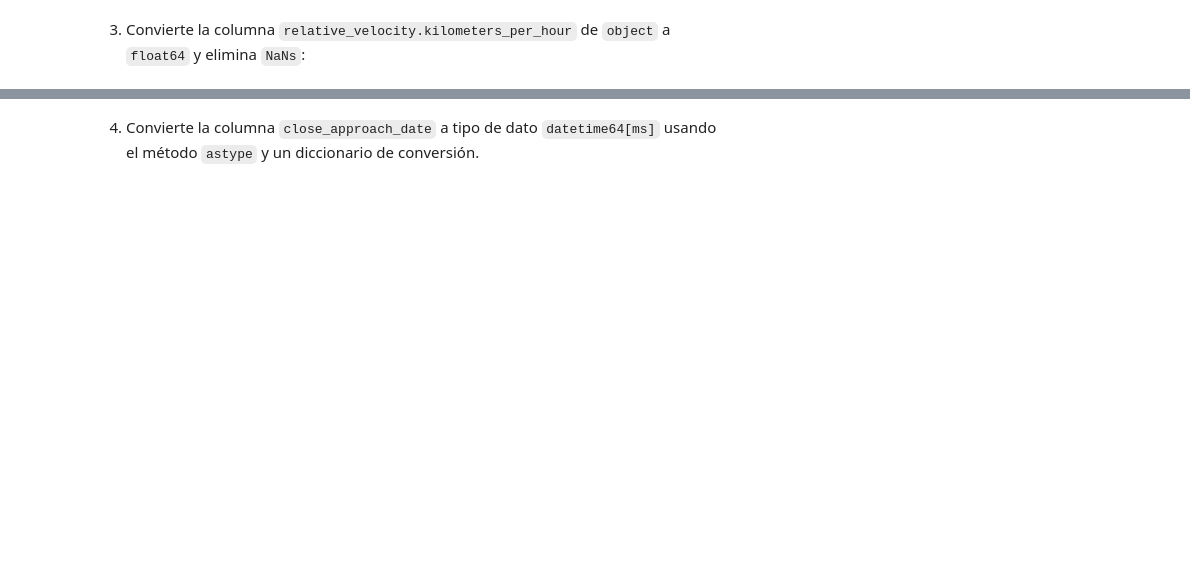
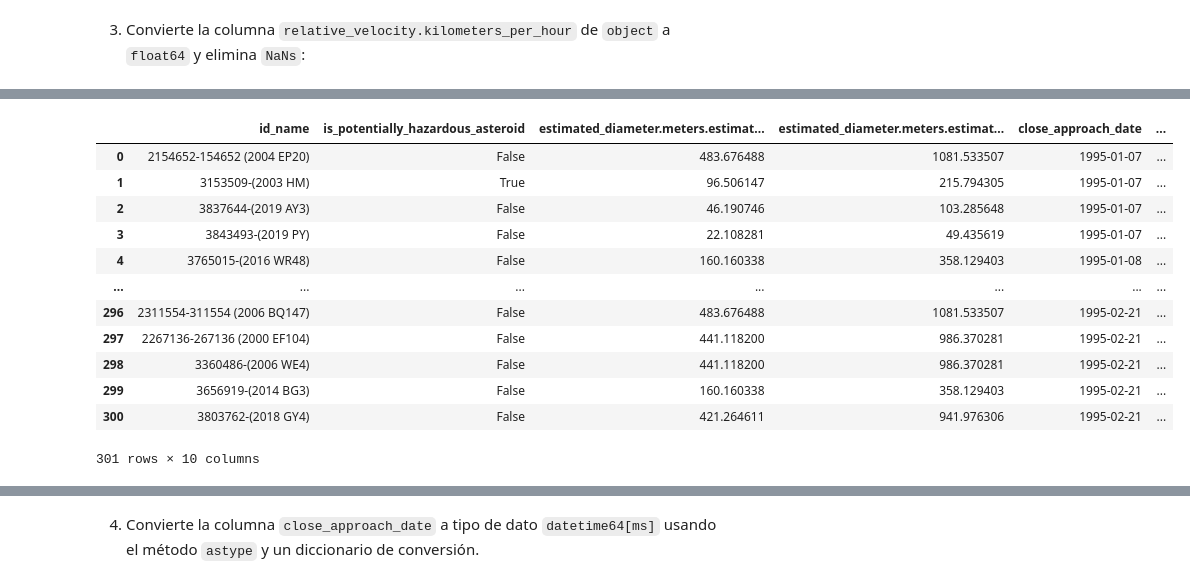
Before and after one commit to rctorr/B1-Procesamiento-de-Datos-con-Python-BEDU, a Jupyter notebook: Sesion-07/01-Casting.ipynb, the cells around one changed output, grey strips where cells are left out. Saved outputs shown, nothing was run; the diff lists cells and outputs as text; code cells hidden in the pictures; blank space fills up the shorter version.

Commit message:
Agregando trabajo en clase para Sesion 7 retos del 1 al 5

```diff
--- a/Sesion-07/01-Casting.ipynb
+++ b/Sesion-07/01-Casting.ipynb
@@ -167,0 +177,6 @@ df_reto_1.head(3)
+# %%
+import pandas as pd
+
+df_reto_1 = pd.read_csv("../Datasets/near_earth_objects-jan_feb_1995-dirty.csv",
+                        index_col=0)
+df_reto_1.head(3)
@@ -177,0 +254,4 @@ df_reto_1.dtypes
+# %%
+df_reto_1["relative_velocity.kilometers_per_hour"] = \
+    pd.to_numeric(df_reto_1["relative_velocity.kilometers_per_hour"], errors="coerce")
+df_reto_1.dtypes
@@ -177,0 +284,17 @@ df_reto_1.dtypes
+# %%
+df_reto_1 = df_reto_1.dropna().reset_index(drop=True)
+df_reto_1
+# %% [output]
+|  | id_name | is_potentially_hazardous_asteroid | estimated_diameter.meters.estimat... | estimated_diameter.meters.estimat... | close_approach_date | ... |
+| 0 | 2154652-154652 (2004 EP20) | False | 483.676488 | 1081.533507 | 1995-01-07 | ... |
+| 1 | 3153509-(2003 HM) | True | 96.506147 | 215.794305 | 1995-01-07 | ... |
+| 2 | 3837644-(2019 AY3) | False | 46.190746 | 103.285648 | 1995-01-07 | ... |
+| 3 | 3843493-(2019 PY) | False | 22.108281 | 49.435619 | 1995-01-07 | ... |
+| 4 | 3765015-(2016 WR48) | False | 160.160338 | 358.129403 | 1995-01-08 | ... |
+| ... | ... | ... | ... | ... | ... | ... |
+| 296 | 2311554-311554 (2006 BQ147) | False | 483.676488 | 1081.533507 | 1995-02-21 | ... |
+| 297 | 2267136-267136 (2000 EF104) | False | 441.118200 | 986.370281 | 1995-02-21 | ... |
+| 298 | 3360486-(2006 WE4) | False | 441.118200 | 986.370281 | 1995-02-21 | ... |
+| 299 | 3656919-(2014 BG3) | False | 160.160338 | 358.129403 | 1995-02-21 | ... |
+| 300 | 3803762-(2018 GY4) | False | 421.264611 | 941.976306 | 1995-02-21 | ... |
+301 rows × 10 columns
```
Also changed, not shown: parts of 27 cells of this notebook, 6 other files.
